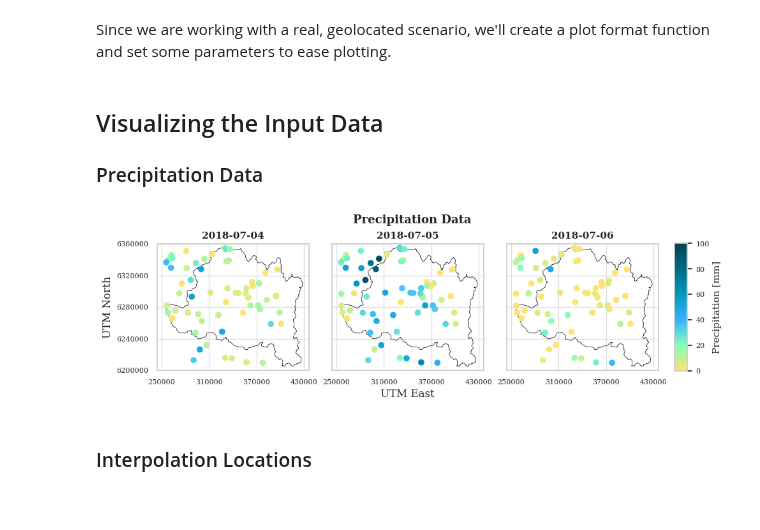
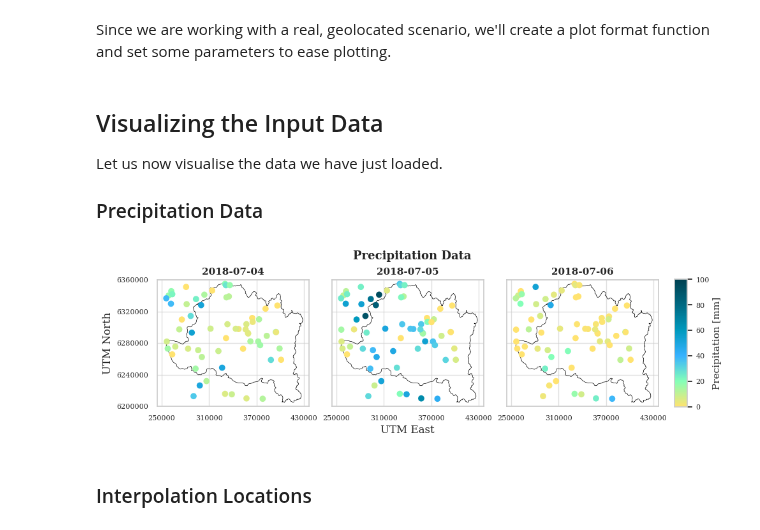
Before and after one commit to alges/spatialize-examples, a Jupyter notebook: examples/esi_implementations/esi_2.5d.ipynb, the cells around one changed output. Drawn from its saved outputs; the diff is of its cells as text; code cells hidden in the pictures.

```diff
--- a/examples/esi_implementations/esi_2.5d.ipynb
+++ b/examples/esi_implementations/esi_2.5d.ipynb
@@ -61,72 +46,15 @@ results.columns = pd.MultiIndex.from_tuples([(x, '') for x in results.columns])
 # %% [markdown]
 Since we are working with a real, geolocated scenario, we'll create a plot format function and set some parameters to ease plotting.
-# %%
-# Global configurations
-sns.set_theme(context='notebook', style='whitegrid')
-pd.options.display.float_format = '{:,.2f}'.format
-
-plt.rcParams.update({
-    'font.family': 'serif',
-    'font.serif': 'DejaVu Serif',
-    'grid.alpha': 0.6,
-    'axes.titleweight': 'demibold',
-    'axes.titlesize': 11,
-    'xtick.labelsize': 8,
-    'ytick.labelsize': 8,
-    'figure.titleweight': 'bold',
-    'figure.titlesize': 13,
-    'savefig.bbox': 'tight'
-    })
-
-# Global variables
-locs_array = locs.set_index(['X', 'Y']).to_xarray()     # for imshow plots
-study_area = gpd.read_file('../../data/PP_Basin/Basin_UTM.shp')        # study area shapefile
-extent = [locs.X.min(), locs.X.max(), locs.Y.min(), locs.Y.max()]       # Plot extent
-
-# Plot format function
-def plot_format(ax):
-    """ Sets plot limits, ticks, and plots study area """
-    ax.set_xticks(ticks=[250000, 310000, 370000, 430000], labels=['250000', '310000', '370000', '430000'])
-    ax.set_yticks(ticks=[6200000, 6240000, 6280000, 6320000, 6360000], labels=['6200000', '6240000', '6280000', '6320000', '6360000'])
-    ax.set_xlim([250000 - 6000, 430000 + 6000])
-    ax.set_ylim([6200000, 6360000])
-
-    study_area.boundary.plot(ax=ax, color='black', linewidth=0.5)
-
-# Colormaps
-data_cmap = sns.color_palette("blend:#ffe370,#84ffb8,#38b2ff,#009abe,#006a83,#004252", as_cmap=True)
-data_cmap.set_under('#ffce06')
-data_cmap.set_over('#00242d')
-
-locs_cmap = sns.color_palette("blend:#80a74f,#bddb97,#e3cfb2,#d6b78c,#c9a066,#ba8842,#946c35,#825f2e,#332512", as_cmap=True)
-
-error_cmap = sns.color_palette("blend:#4b7f52,#7dd181,#b6f9c9,#ffdf80,#f8a07f,#f57d4e,#d2430b", as_cmap=True)
-error_cmap.set_over('#b93007')
 # %% [markdown]
 ## Visualizing the Input Data
+Let us now visualise the data we have just loaded.
 
 ### Precipitation Data
-# %%
-fig, axs = plt.subplots(1, 3, figsize=(9.8, 3), sharey=True, layout='compressed')
-
-for i in range (0,3):
-    date = dates[i]
-    scatter = axs[i].scatter(data['x'], data['y'],
-                             c=data[date], cmap=data_cmap,
-                             clim=(0, 100), zorder=3)
-    plot_format(axs[i])
-    axs[i].set_title(date)
-
-fig.suptitle('Precipitation Data')
-axs[0].set_ylabel('UTM North')
-axs[1].set_xlabel('UTM East')
-
-cbar1 = plt.colorbar(scatter, ax=axs[2], aspect=10)
-cbar1.set_label('Precipitation [mm]', fontsize=11)
-
-plt.show()
-# %% [output]
-[figure, removed]
+# %%
+fig, axs = case_study.plot_input_data()
+plt.show()
+# %% [output]
+[figure, added]
 # %% [markdown]
 ### Interpolation Locations
 # %%
```
Also changed, not shown: parts of 9 cells of this notebook, 1 other file.
